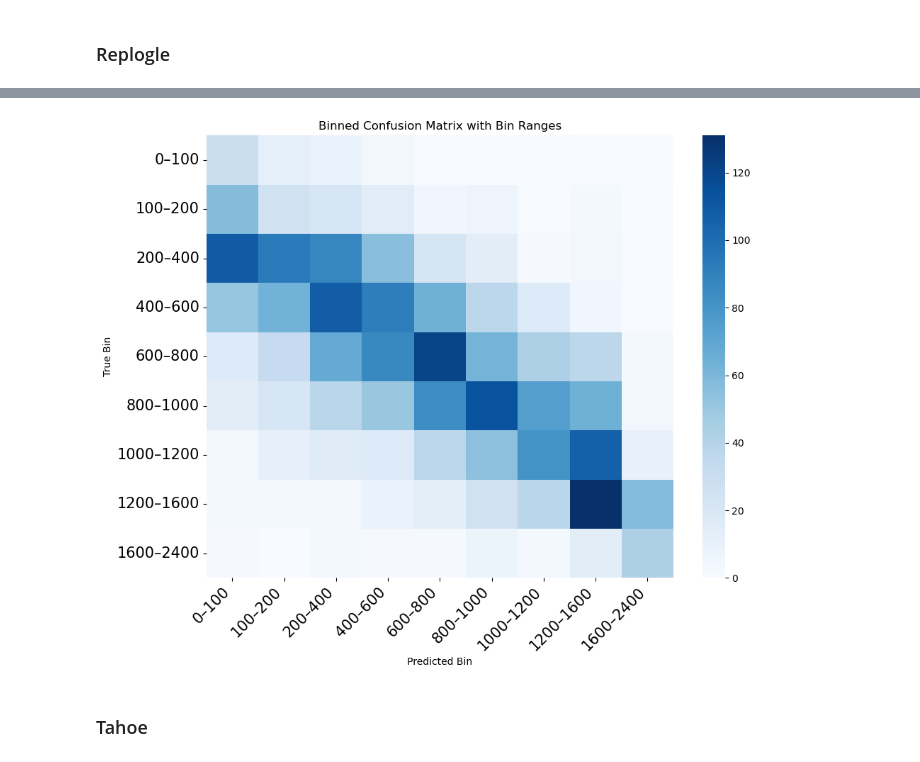
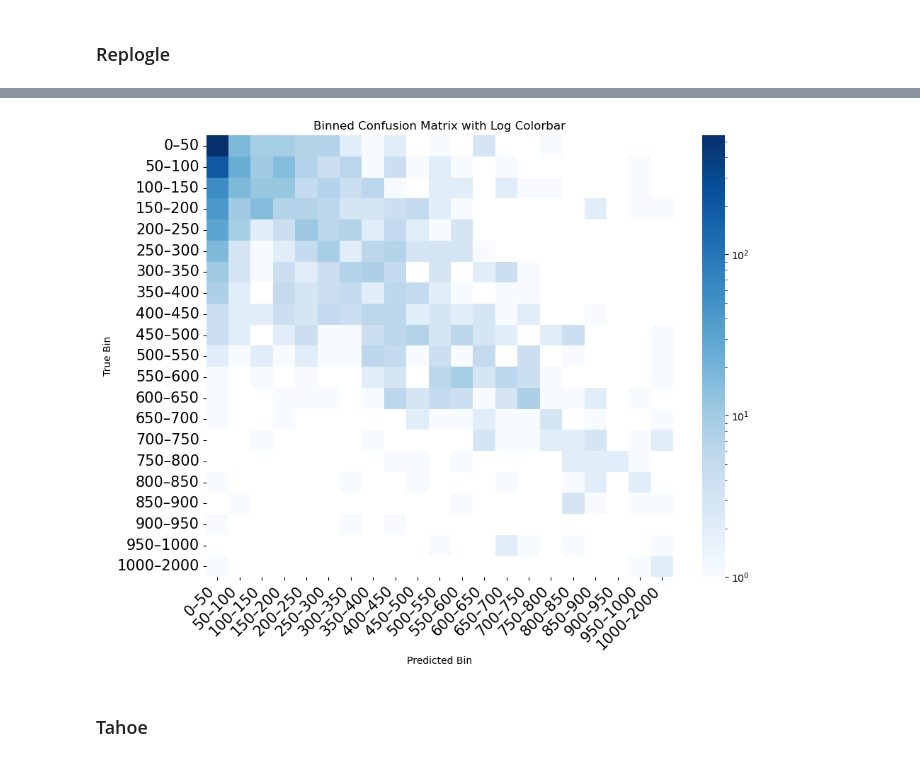
Before and after one commit to sudarshanb94/scvi-zero-gene-fix, a Jupyter notebook: figures/fig2_plots.ipynb, the cells around one changed output, grey strips where cells are left out. Saved outputs shown, nothing was run; the diff lists cells and outputs as text; code cells hidden in the pictures.

Commit message:
updated plot scripts

```diff
--- a/figures/fig2_plots.ipynb
+++ b/figures/fig2_plots.ipynb
@@ -260,0 +444,15 @@ for metric_title in values_dict.keys():
+# %%
+files = {}
+
+files['state-sets'] = glob.glob("/large_storage/ctc/userspace/aadduri/preprint_parse/parse_donor_tahoe_best_cs512_2000_state_pretrained/parse_donor_state_2000/eval_step=136000.ckpt/*_results.csv")
+files['sets'] =  glob.glob('/large_storage/ctc/userspace/aadduri/preprint_parse/parse_donor_tahoe_best_cs512_2000_hvg/parse_donor_tahoe_best_2000/eval_step=100000.ckpt/*_results.csv')
+files['pert_mean'] = glob.glob('/large_storage/ctc/userspace/aadduri/preprint_parse/parse_donor_globalsimplesum_cs256_2000_hvg_globalsimplesum/parse_donor_globalsimplesum_2000/eval_final.ckpt/*_results.csv')
+files['cell_mean'] = glob.glob('/large_storage/ctc/userspace/aadduri/preprint_parse/parse_donor_celltypemean_cs256_2000_hvg_celltypemean/parse_donor_celltypemean_2000/eval_final.ckpt/*_results.csv')
+
+files['cpa'] = glob.glob('/large_storage/goodarzilab/userspace/mohsen/VCI-PertBench/state_sets_reproduce/cpa_pbmc/donor/*_results.csv')
+files['scvi'] = glob.glob('/large_storage/goodarzilab/userspace/mohsen/VCI-PertBench/state_sets_reproduce/scvi_pbmc/donor/*_results.csv')
+files['scgpt'] = glob.glob('/large_storage/goodarzilab/userspace/mohsen/VCI-PertBench/state_sets_reproduce/scgpt_pbmc/donor/*_results.csv')
+files['lrlm'] = glob.glob('/large_storage/goodarzilab/userspace/mohsen/VCI-PertBench/state_sets_reproduce/lrlm_pbmc/donor/*_results.csv')
+# %%
+for k, files_ in files.items():
+    files[k] = [f for f in files_ if 'agg' not in f]
@@ -437,16 +730,16 @@ import pandas as pd
 from tqdm import tqdm
 
 #sts_file_names = glob.glob('/large_storage/ctc/userspace/aadduri/feb28_conc/cv_norm_vci_1.4.2_samp_ctrl_70m_512/fold*/*_downstream_de_results.csv')
-sts_file_names = glob.glob('/large_storage/ctc/userspace/aadduri/mar5/replogle_sm_cs64_vci_1.4.2_ft2/fold*/*_pred_de_results_non-targeting.csv')
+sts_file_names = glob.glob('/large_storage/ctc/userspace/aadduri/preprint/replogle_state_proper_cs32_sm/*/eval_step=48000.ckpt/*_pred_de*.csv')
 sts_cell_names = [x.split('/')[-1].split('_')[0] for x in sts_file_names]
 sts_name_dict = {x:y for x,y in zip(sts_cell_names, sts_file_names)}
 
-true_file_names = glob.glob('/large_storage/ctc/userspace/aadduri/mar5/replogle_sm_cs64_vci_1.4.2_ft2/fold*/*_real_de_results_non-targeting.csv')
+true_file_names = glob.glob('/large_storage/ctc/userspace/aadduri/preprint/replogle_state_proper_cs32_sm/*/eval_step=48000.ckpt/*_real_de*.csv')
 true_cell_names = [x.split('/')[-1].split('_')[0] for x in true_file_names]
 true_name_dict = {x:y for x,y in zip(true_cell_names, true_file_names)}
 # %%
 def get_effect_size_from_de(df, target='target_gene'):
-    effect_sizes = (df['p_value'] < 0.05).groupby(df['target']).sum().to_dict()
+    effect_sizes = (df['fdr'] < 0.05).groupby(df['target']).sum().to_dict()
     ret_df = pd.DataFrame.from_dict(effect_sizes, orient='index').reset_index()
     ret_df = ret_df.rename(columns={'index':target, 0: 'significant_genes_count'})
     return ret_df
@@ -479,38 +781,46 @@ true_values = merged_effect_sizes['significant_genes_count_true']
 # %%
 import numpy as np
 import matplotlib.pyplot as plt
 import seaborn as sns
 from sklearn.metrics import confusion_matrix
+from matplotlib.colors import LogNorm
+
+# Assuming true_values and predicted_values are already defined
 
 # Define bin edges
-bin_edges = [0, 100, 200, 400, 600, 800, 1000, 1200, 1600, 2400]
+##bin_edges = [0, 5, 10, 15, 20, 50, 100, 200, 300, 400, 500, 600, 1000]
+
+bin_edges = [0, 50, 100, 150, 200, 250, 300, 350, 400, 450, 500, 550, 600, 650, 700, 750, 800, 850, 900, 950, 1000, 2000]
+
 num_bins = len(bin_edges) - 1
 
 # Digitize the values into bins (excluding the first edge for digitize call)
 true_bins = np.digitize(true_values, bins=bin_edges[1:], right=True)
 predicted_bins = np.digitize(predicted_values, bins=bin_edges[1:], right=True)
 
 # Generate confusion matrix
 conf_matrix = confusion_matrix(true_bins, predicted_bins, labels=range(num_bins))
 
 # Format bin labels based on edges
 bin_labels = [f'{bin_edges[i]}–{bin_edges[i+1]}' for i in range(num_bins)]
 
-# Visualize
+# Visualization with log color normalization
 plt.figure(figsize=(10, 8))
-sns.heatmap(conf_matrix, annot=False, fmt='d', cmap='Blues',
-            xticklabels=bin_labels,
-            yticklabels=bin_labels)
+ax = sns.heatmap(conf_matrix, annot=False, fmt='d', cmap='Blues',
+                 norm=LogNorm(vmin=max(conf_matrix.min(), 1), vmax=conf_matrix.max()),  # Avoid vmin=0 for LogNorm
+                 xticklabels=bin_labels,
+                 yticklabels=bin_labels)
+
 plt.xlabel('Predicted Bin')
 plt.ylabel('True Bin')
-plt.title('Binned Confusion Matrix with Bin Ranges')
+plt.title('Binned Confusion Matrix with Log Colorbar')
 plt.xticks(rotation=45, ha='right', fontsize=15)
 plt.yticks(rotation=0, fontsize=15)
 plt.tight_layout()
-plt.savefig('replogle_heatmap.png')
+plt.savefig('replogle_heatmap_log.svg')
 plt.show()
 # %% [output]
-[figure, old version]
+[figure, new version]
 # %% [markdown]
 ### Tahoe
 # %%
```
Also changed, not shown: parts of 52 cells of this notebook, 2 other files.
